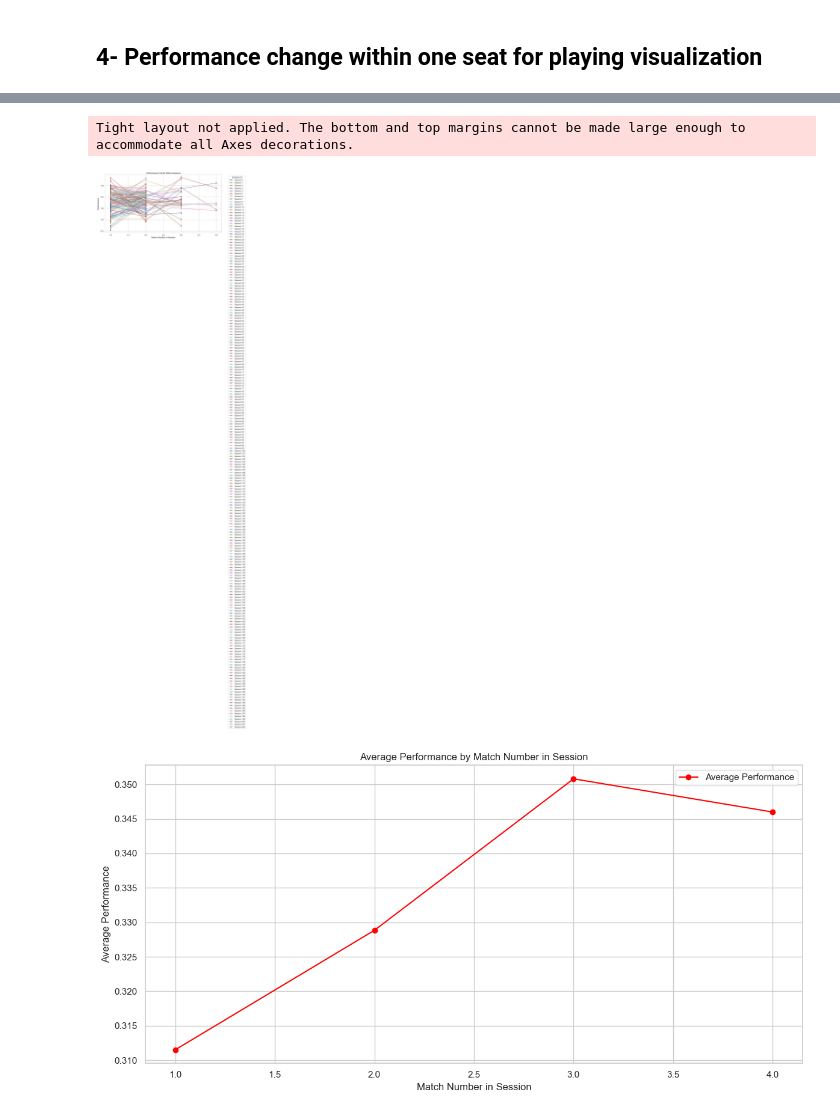
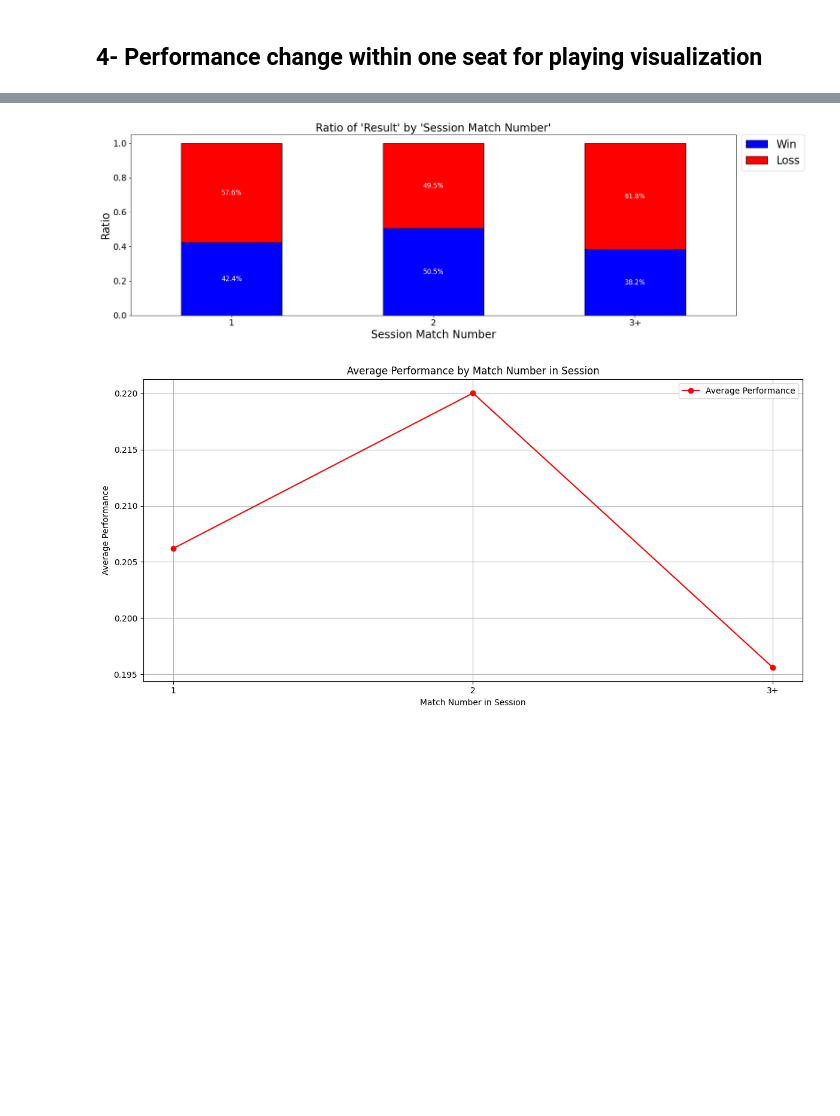
Before and after one commit to Xerkan10/Fall-2024-DSA210-Project, a Jupyter notebook: data_visualization.ipynb, the cells around one changed output, grey strips where cells are left out. Drawn from its saved outputs; the diff is of its cells as text; code cells hidden in the pictures; blank space fills up the shorter version.

```diff
--- a/data_visualization.ipynb
+++ b/data_visualization.ipynb
@@ -597,42 +796,82 @@ plt.show()
+# %%
+import pandas as pd
+import matplotlib.pyplot as plt
+
+# Path to the CSV file
+input_csv = "data/visualization_purposes/session_analysis.csv"
+
+# Load the CSV file
+all_data = pd.read_csv(input_csv)
+
+def normalize(row: pd.Series, chosen_col: str, columns: list[str]=["win", "loss"]) -> float:
+    target_val = row[chosen_col] if pd.isna(row[chosen_col]) == False else 0
+    opposite_column_indx = 1 if columns[0] == chosen_col else 0
+    opposite_column_val = row[columns[opposite_column_indx]] if pd.isna(row[columns[opposite_column_indx]]) == False else 0
+    return target_val / (opposite_column_val + target_val)
+
+# Merge session match numbers greater than or equal to 3 and label them as "3+"
+all_data['session_match_number'] = all_data['session_match_number'].apply(lambda x: '3+' if int(x) >= 3 else str(x))
+
+fig, ax = plt.subplots(figsize=(20, 6), dpi=100)
+df_vis = all_data.groupby(by=["session_match_number", "result"]).size().unstack()
+df_vis["win_norm"] = df_vis.apply(lambda x: normalize(x, "win"), axis=1)
+df_vis["loss_norm"] = df_vis.apply(lambda x: normalize(x, "loss"), axis=1)
+df_vis.drop(columns=["win", "loss"], inplace=True)
+df_vis.rename(columns={"win_norm": "Win", "loss_norm": "Loss"}, inplace=True)
+
+# Ensure the x-axis labels are in increasing order with "3+" at the end
+df_vis = df_vis.reindex(sorted(df_vis.index, key=lambda x: (int(x[:-1]) if x.endswith('+') else int(x))))
+
+# Plot with specified colors
+df_vis.plot(kind="bar", stacked=True, ax=ax, edgecolor="black", color=["blue", "red"])
+
+# Add percentages on bars
+for i in range(len(df_vis)):
+    good_perc = df_vis["Win"].iloc[i] * 100
+    bad_perc = df_vis["Loss"].iloc[i] * 100
+    ax.text(i, df_vis["Win"].iloc[i] / 2, f'{good_perc:.1f}%', ha='center', va='center', color='white', fontsize=12)
+    ax.text(i, df_vis["Win"].iloc[i] + df_vis["Loss"].iloc[i] / 2, f'{bad_perc:.1f}%', ha='center', va='center', color='white', fontsize=12)
+
+ax.yaxis.set_tick_params(labelsize=16)
+ax.xaxis.set_tick_params(labelsize=16)
+ax.set_xlabel("Session Match Number", fontsize=20)
+ax.set_ylabel("Ratio", fontsize=20)
+ax.set_title("Ratio of 'Result' by 'Session Match Number'", fontsize=20)
+ax.legend(loc='center left', bbox_to_anchor=(1, 0.9), fontsize=20)
+# Adjust x-axis labels to be linear and horizontal
+plt.xticks(rotation=0)
+
+plt.show()
+# %% [output]
+[figure, added]
 # %%
 import pandas as pd
 import matplotlib.pyplot as plt
 
 # Path to the CSV file
 input_csv = "data/visualization_purposes/session_analysis.csv"
 
 # Load the CSV file
 all_data = pd.read_csv(input_csv)
+# Merge session match numbers greater than or equal to 3 and label them as "3+"
+all_data['session_match_number'] = all_data['session_match_number'].apply(lambda x: '3+' if int(x) >= 3 else str(x))
 
-# Step 3: Visualize performance trends within sessions
-plt.figure(figsize=(12, 6))
-for session_id, session_data in all_data.groupby("session_id"):
-    plt.plot(session_data["session_match_number"], session_data["performance"], marker="o", label=f"Session {session_id}")
+# Calculate average performance for each match number across all sessions
+average_performance = all_data.groupby("session_match_number")["normalized_performance"].mean()
 
-# Add the title and labels
-plt.title("Performance Trends Within Sessions")
-plt.xlabel("Match Number in Session")
-plt.ylabel("Performance")
-plt.legend(title="Session ID", bbox_to_anchor=(1.05, 1), loc="upper left")
-plt.grid(True)
-plt.tight_layout()
-plt.show()
+# Ensure the x-axis labels are in increasing order with "15+" at the end
+average_performance = average_performance.reindex(sorted(average_performance.index, key=lambda x: (int(x[:-1]) if x.endswith('+') else int(x))))
 
-# Step 4: Plot average performance by match number in session
-# Calculate average performance for each match number across all sessions
-average_performance = all_data.groupby("session_match_number")["performance"].mean()
 
 # Plot the average performance trend
 plt.figure(figsize=(12, 6))
 plt.plot(average_performance.index, average_performance.values, marker="o", color="red", label="Average Performance")
 plt.title("Average Performance by Match Number in Session")
 plt.xlabel("Match Number in Session")
 plt.ylabel("Average Performance")
 plt.grid(True)
 plt.legend()
 plt.tight_layout()
 plt.show()
 # %% [output]
-Tight layout not applied. The bottom and top margins cannot be made large enough to accommodate all Axes decorations.
-[figure, old version]
+[figure, new version]
-[figure, removed]
```
Also changed, not shown: parts of 13 cells of this notebook, 5 other files.
